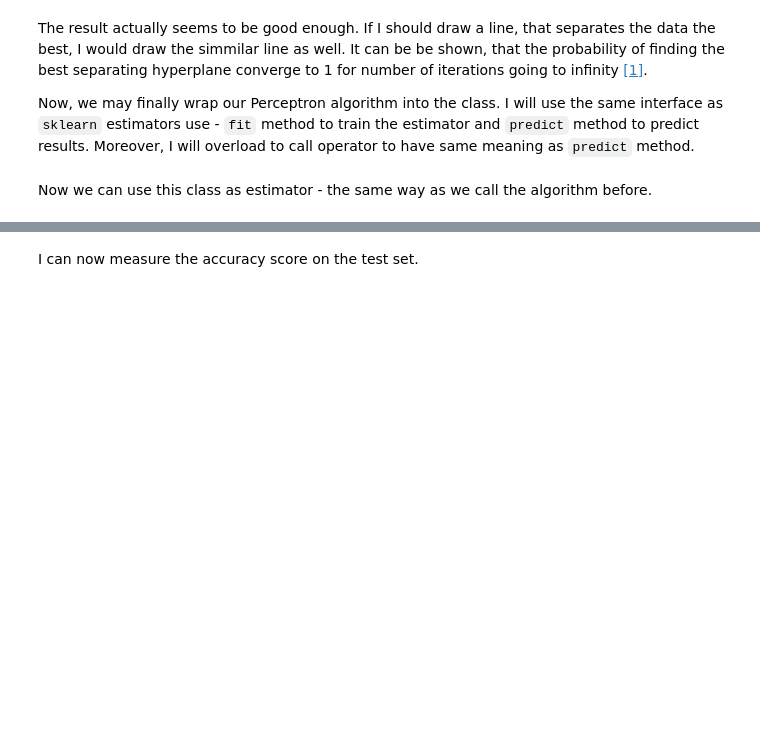
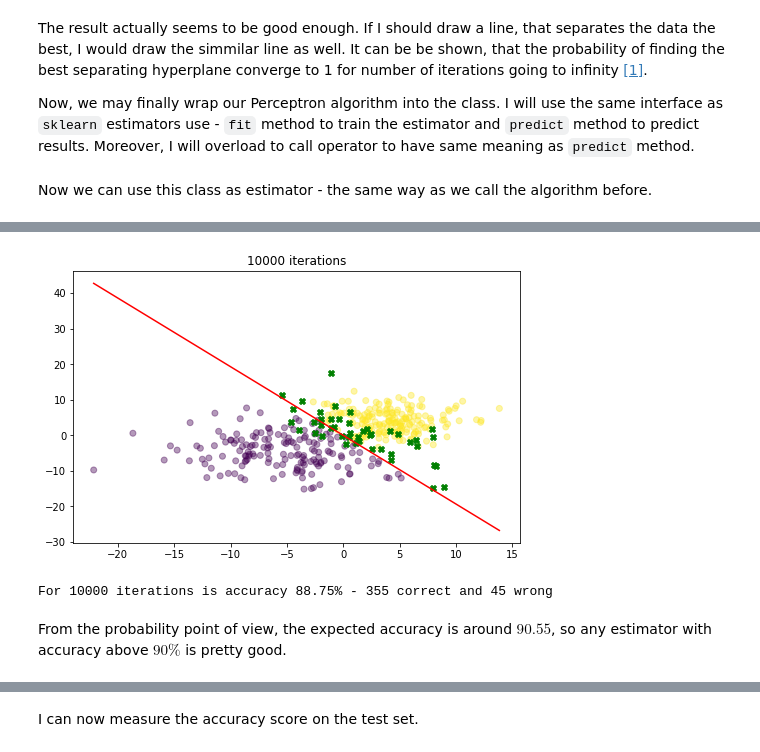
Before and after one commit to PatrikValkovic/neural-networks-step-by-step, a Jupyter notebook: 02-nonlinearly-separable-data.ipynb, the cells around one changed output, grey strips where cells are left out. Cells and saved outputs as stored; diff of their text form; code cells hidden in the pictures; blank space fills up the shorter version.

```diff
--- a/02-nonlinearly-separable-data.ipynb
+++ b/02-nonlinearly-separable-data.ipynb
@@ -333,3 +335,27 @@ From the probability point of view, the expected accuracy is around $90.55%$. Ev
+# %%
+# Fit
+p = Perceptron(max_iters=10000, random_state=750)
+p.fit(data, classes)
+
+# Plot
+slope = - p._weights[0] / p._weights[1]
+plt.figure(figsize=(8, 5))
+wrong_data = classes != p.predict(data) # get missclassified data
+correct_data = np.logical_not(wrong_data)
+plt.scatter(data[correct_data,0], data[correct_data,1], c=classes[correct_data], alpha=0.4) # plot correct data
+plt.scatter(data[wrong_data,0], data[wrong_data,1], marker='X', c='g') # plot missclassified data
+plt.plot(
+    [data.min(axis=0)[0], data.max(0)[0]],
+    [slope * data.min(axis=0)[0], slope * data.max(axis=0)[0]],
+    c='r') # plot hyperplane
+plt.title(f"{max_iters} iterations")
+plt.show()
+print(f"For {max_iters} iterations is accuracy {correct_data.sum() / data.shape[0] * 100}% - {correct_data.sum()} correct and {wrong_data.sum()} wrong")
+# %% [output]
+[figure, added]
+For 10000 iterations is accuracy 88.75% - 355 correct and 45 wrong
+# %% [markdown]
+From the probability point of view, the expected accuracy is around $90.55%$, so any estimator with accuracy above $90\%$ is pretty good.
 # %% [markdown]
 # MNIST classification
 
```
Also changed, not shown: parts of 14 cells of this notebook.
